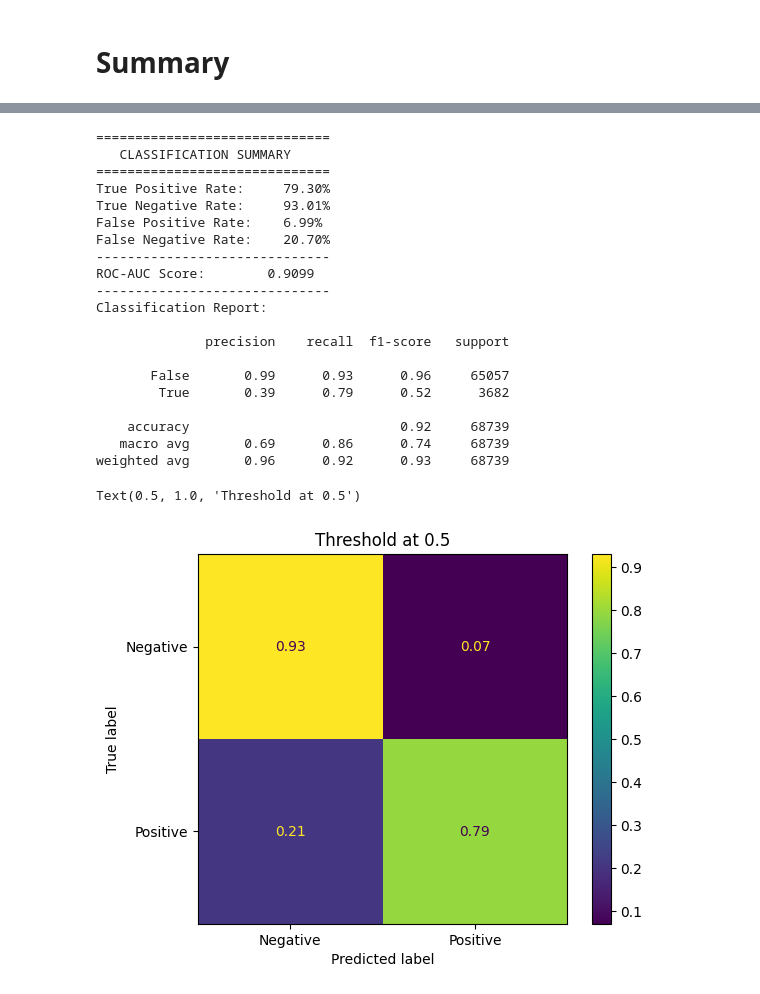
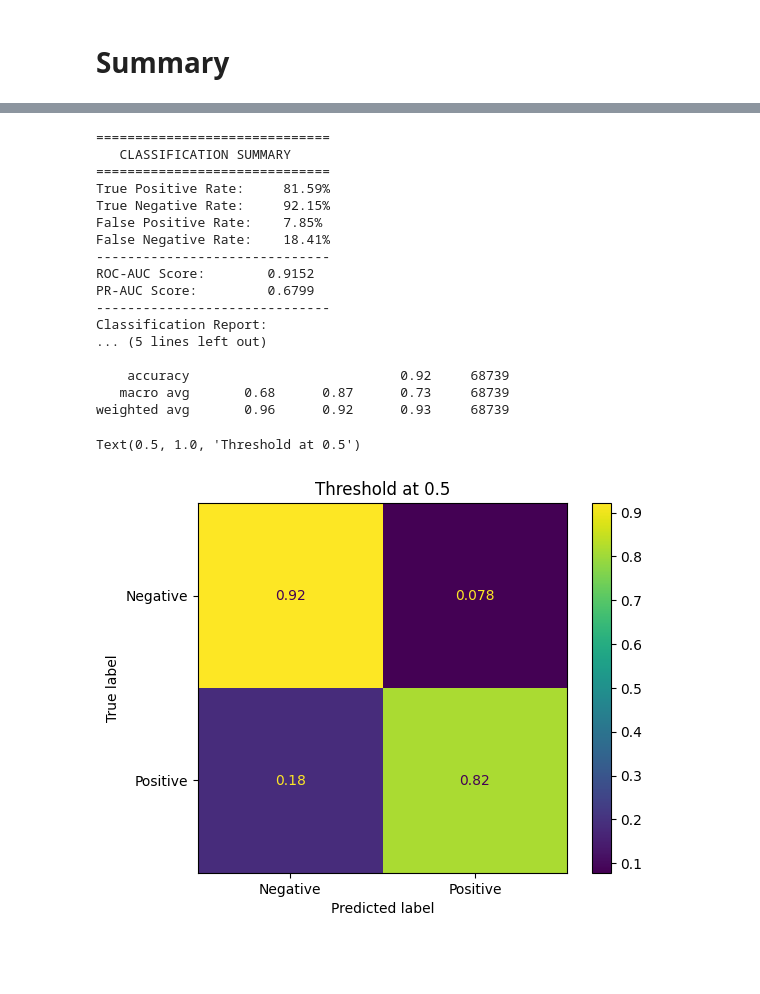
Before and after one commit to imaxseb/hackathon-covid, a Jupyter notebook: model_lightgbm.ipynb, the cells around one changed output, grey strips where cells are left out. Saved outputs shown, nothing was run; the diff lists cells and outputs as text; code cells hidden in the pictures; blank space fills up the shorter version.

```diff
--- a/model_lightgbm.ipynb
+++ b/model_lightgbm.ipynb
@@ -402,8 +412,6 @@ Text(0.5, 1.0, 'Threshold at ROC-Optimal Point')
 # %%
 y_pred_half = predict_class(model, X_test, threshold=0.5)
 # %%
-from sklearn.metrics import confusion_matrix, classification_report, roc_auc_score
-
 # 1. Calculate raw counts
 # .ravel() flattens the 2x2 matrix into individual variables
 tn, fp, fn, tp = confusion_matrix(y_test, y_pred_half).ravel()
@@ -420,42 +428,42 @@ fpr = fp / total_neg  # False Positive Rate (Fall-out)
 # 2. Calculate ROC-AUC (using probabilities, not predictions)
 auc_val = roc_auc_score(y_test, y_probs)
 
+pr_auc = average_precision_score(y_test, y_probs)
+
 print("="*30)
 print("   CLASSIFICATION SUMMARY")
 print("="*30)
 print(f"True Positive Rate:\t{tpr:.2%}")
 print(f"True Negative Rate:\t{tnr:.2%}")
 print(f"False Positive Rate:\t{fpr:.2%}")
 print(f"False Negative Rate:\t{fnr:.2%}")
 print("-"*30)
 print(f"ROC-AUC Score:        {auc_val:.4f}")
+print(f"PR-AUC Score:         {pr_auc:.4f}")
 print("-"*30)
 
 # 3. Detailed Report (Precision, Recall, F1)
 print("Classification Report:\n")
 print(classification_report(y_test, y_pred_half))
 ConfusionMatrixDisplay(confusion_matrix(y_test, y_pred_half, normalize="true"), display_labels=["Negative", "Positive"]).plot()
 plt.title("Threshold at 0.5")
 # %% [output]
 ==============================
    CLASSIFICATION SUMMARY
 ==============================
-True Positive Rate:     79.30%
-True Negative Rate:     93.01%
-False Positive Rate:    6.99%
-False Negative Rate:    20.70%
+True Positive Rate:     81.59%
+True Negative Rate:     92.15%
+False Positive Rate:    7.85%
+False Negative Rate:    18.41%
 ------------------------------
-ROC-AUC Score:        0.9099
+ROC-AUC Score:        0.9152
+PR-AUC Score:         0.6799
 ------------------------------
 Classification Report:
-
-              precision    recall  f1-score   support
-
-       False       0.99      0.93      0.96     65057
-        True       0.39      0.79      0.52      3682
+... (5 lines left out)
 
     accuracy                           0.92     68739
-   macro avg       0.69      0.86      0.74     68739
+   macro avg       0.68      0.87      0.73     68739
 weighted avg       0.96      0.92      0.93     68739
 Text(0.5, 1.0, 'Threshold at 0.5')
-[figure, old version]
+[figure, new version]
```
Also changed, not shown: parts of 13 cells of this notebook.
